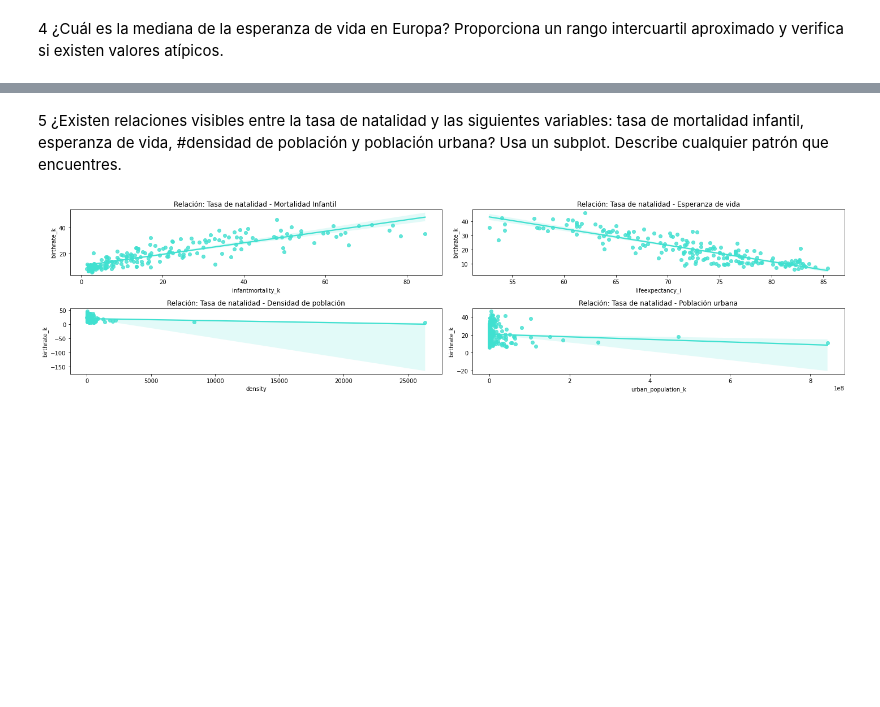
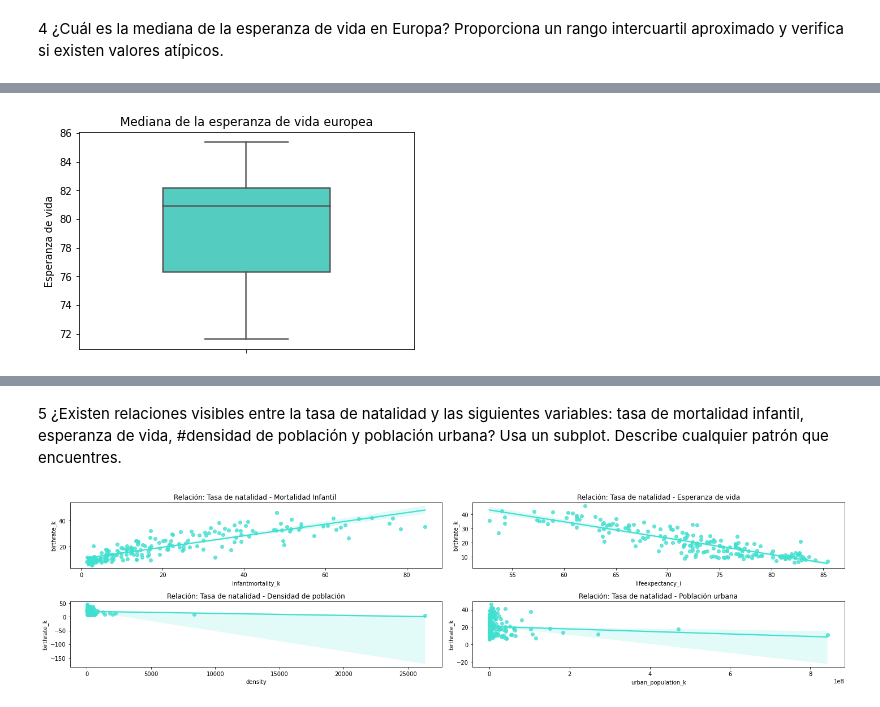
Before and after one commit to Adalab/Promo-F-da-modulo3-sprint2-pairprogramming_YohanaMiriam, a Jupyter notebook: pair7.ipynb, the cells around one changed output, grey strips where cells are left out. Drawn from its saved outputs; the diff is of its cells as text; code cells hidden in the pictures; blank space fills up the shorter version.

```diff
--- a/pair7.ipynb
+++ b/pair7.ipynb
@@ -128,0 +89,3 @@ sns.boxplot(y = "lifeexpectancy_i",
+# %%
+esperanza_europa = df[df["Continent"] == "Europa"]
+esperanza_europa
@@ -129,3 +110,13 @@ sns.boxplot(y = "lifeexpectancy_i",
+# %%
+sns.boxplot(y = "lifeexpectancy_i",
+            data = esperanza_europa,
+            width = 0.5,
+            color = "turquoise")
+
+plt.ylabel("Esperanza de vida")
+plt.title('Mediana de la esperanza de vida europea');
+# %% [output]
+[figure, added]
 # %%
 df.head(2)
 # %% [output]
```
Also changed, not shown: parts of 31 cells of this notebook, 2 other files.
